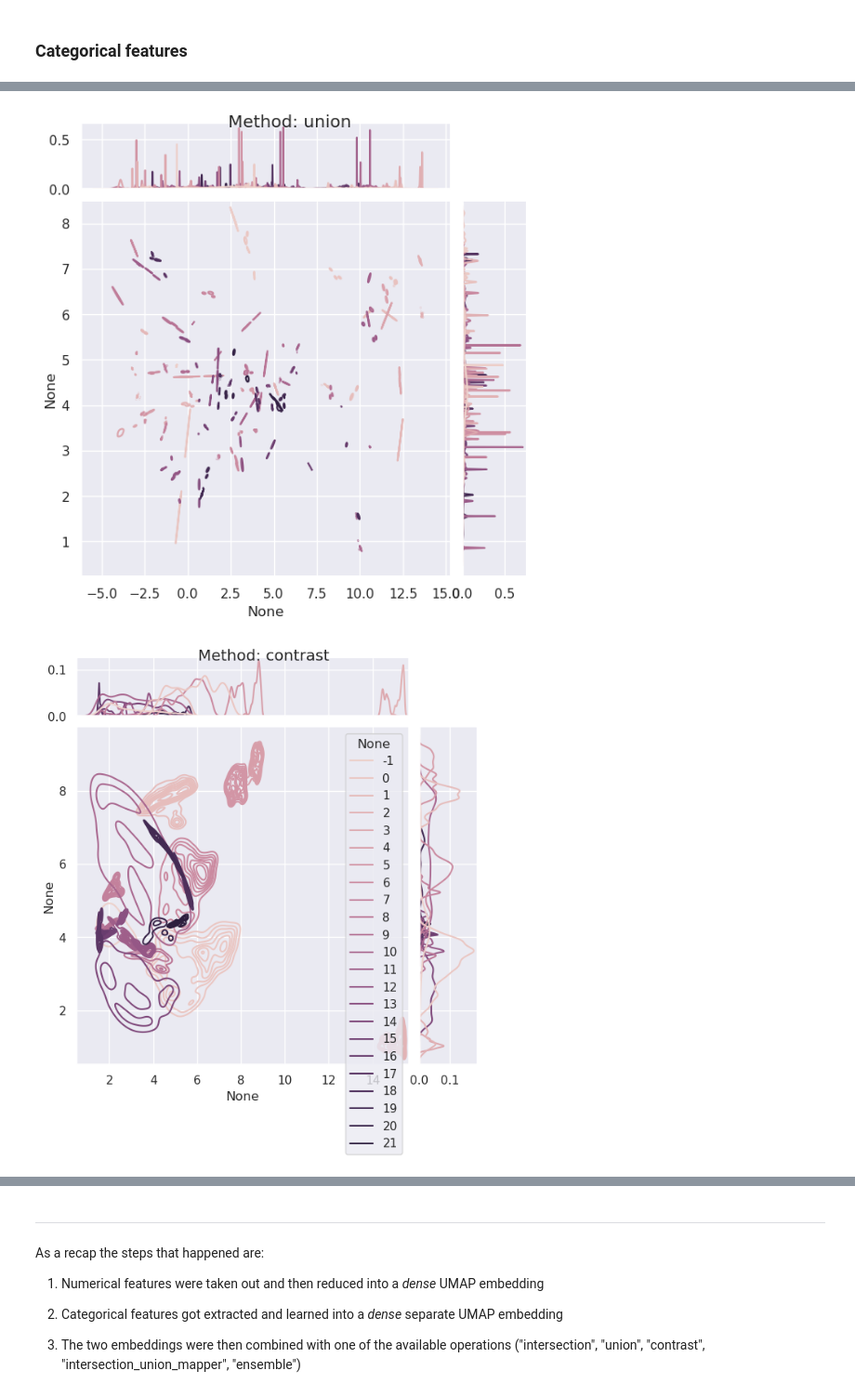
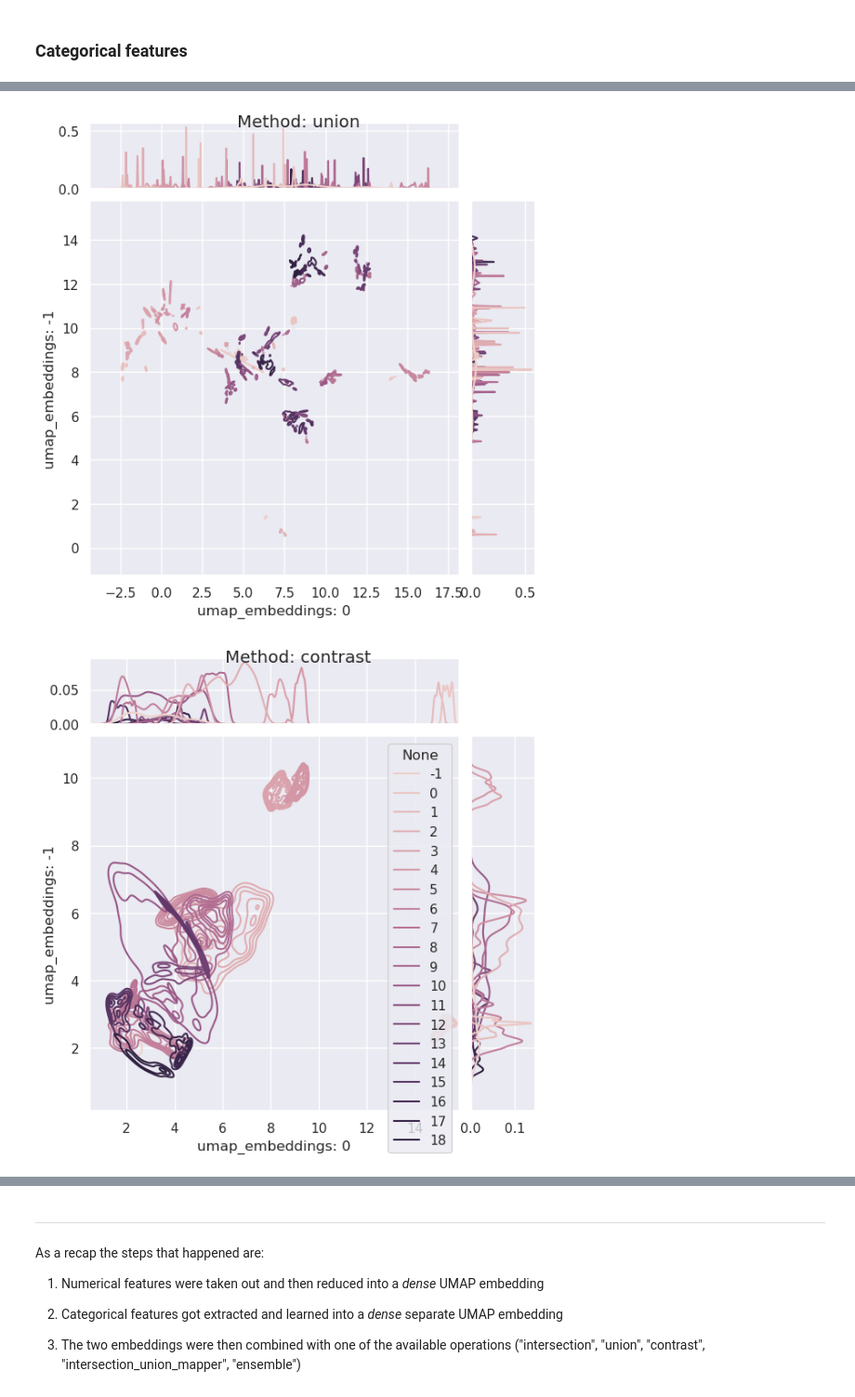
Before and after one commit to awslabs/amazon-denseclus, a Jupyter notebook: notebooks/DenseClusImplentation.ipynb, the cells around one changed output, grey strips where cells are left out. Shown at 93% size. Drawn from its saved outputs; the diff is of its cells as text; code cells hidden in the pictures.

```diff
--- a/notebooks/DenseClusImplentation.ipynb
+++ b/notebooks/DenseClusImplentation.ipynb
@@ -58,5 +81,5 @@ df.columns = [
     "IncomeGroup",
 ]
 
-df[df["native-country"] == " United-States"]
-df.drop(["native-country"], axis=1, inplace=True)
+# df[df["native-country"] == " United-States"]
+# df.drop(["native-country"], axis=1, inplace=True)
@@ -202,4 +231,5 @@ Number of clusters: 129
 joint_plot = sns.jointplot(
     x=categorical_umap.embedding_[:, 0], y=categorical_umap.embedding_[:, -1], hue=hdb_categorical.labels_, kind="kde", marginal_ticks=True)
 joint_plot.ax_joint.legend_.remove()
+joint_plot.set_axis_labels('umap_embeddings: 0', 'umap_embeddings: -1')
 # %% [output]
@@ -249,14 +318,7 @@ methods = ["intersection", "union", "contrast", "intersection_union_mapper", "en
 # %%
-hdbscan_params = {
-    "min_cluster_size": 100,
-    "min_samples": 15,
-    "gen_min_span_tree": True,
-    "metric": "euclidean",
-}
-
 for method in methods:
     print(f"Running method using: {method}")
-    clf = DenseClus(random_state=SEED, umap_combine_method=method, hdbscan_params=hdbscan_params)
+    clf = DenseClus(random_state=SEED, umap_combine_method=method)
     clf.fit(df)
     clusters = clf.evaluate()
     n_clusters = len(np.unique(clusters))
@@ -270,6 +332,8 @@ for method in methods:
     joint_plot = sns.jointplot(
         x=embeddings[:, 0], y=embeddings[:, -1], hue=clusters, kind="kde", marginal_ticks=True
     )
+    joint_plot.set_axis_labels('umap_embeddings: 0', 'umap_embeddings: -1')
+
     joint_plot.fig.suptitle(f"Method: {method}")
     if n_clusters > 50:
         joint_plot.ax_joint.legend_.remove()
@@ -297,2 +361,2 @@ Number of clusters: 129
-[figure, old version]
+[figure, new version]
-[figure, old version]
+[figure, new version]
```
Also changed, not shown: parts of 24 cells of this notebook.
